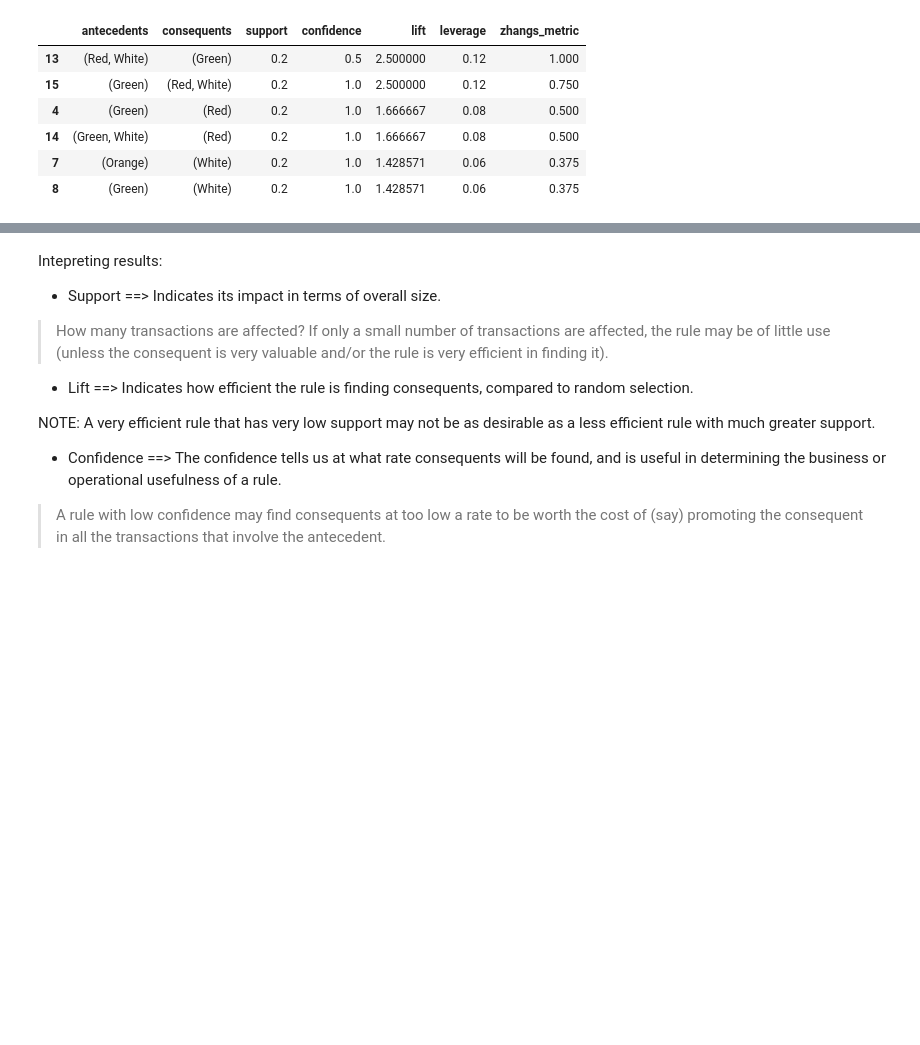
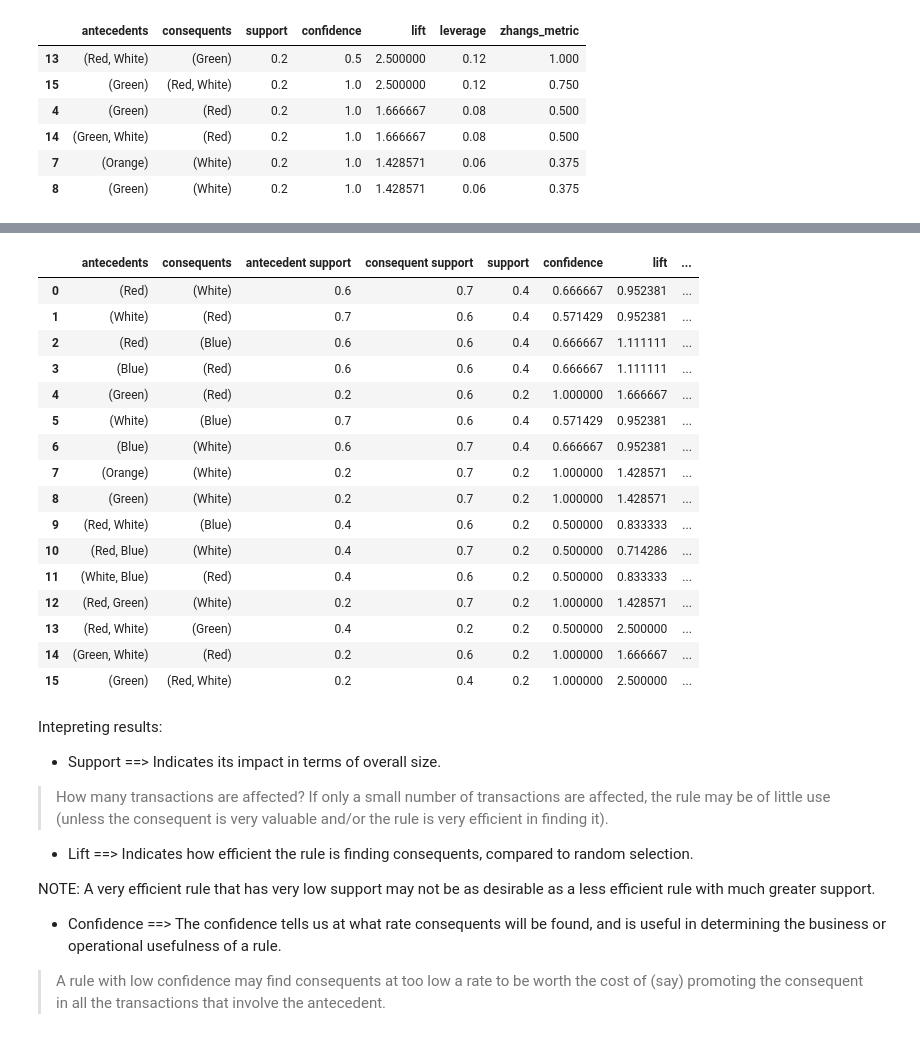
Before and after one commit to bahategar/Preparation, a Jupyter notebook: DataAnalytics/DataMining/Apriori_algorithm.ipynb, the cells around one changed output, grey strips where cells are left out. Drawn from its saved outputs; the diff is of its cells as text; code cells hidden in the pictures; blank space fills up the shorter version.

```diff
--- a/DataAnalytics/DataMining/Apriori_algorithm.ipynb
+++ b/DataAnalytics/DataMining/Apriori_algorithm.ipynb
@@ -59,3 +76,23 @@ rules.sort_values(by=['lift'], ascending=False)\
+# %%
+rules.head(50)
+# %% [output]
+|  | antecedents | consequents | antecedent support | consequent support | support | confidence | lift | ... |
+| 0 | (Red) | (White) | 0.6 | 0.7 | 0.4 | 0.666667 | 0.952381 | ... |
+| 1 | (White) | (Red) | 0.7 | 0.6 | 0.4 | 0.571429 | 0.952381 | ... |
+| 2 | (Red) | (Blue) | 0.6 | 0.6 | 0.4 | 0.666667 | 1.111111 | ... |
+| 3 | (Blue) | (Red) | 0.6 | 0.6 | 0.4 | 0.666667 | 1.111111 | ... |
+| 4 | (Green) | (Red) | 0.2 | 0.6 | 0.2 | 1.000000 | 1.666667 | ... |
+| 5 | (White) | (Blue) | 0.7 | 0.6 | 0.4 | 0.571429 | 0.952381 | ... |
+| 6 | (Blue) | (White) | 0.6 | 0.7 | 0.4 | 0.666667 | 0.952381 | ... |
+| 7 | (Orange) | (White) | 0.2 | 0.7 | 0.2 | 1.000000 | 1.428571 | ... |
+| 8 | (Green) | (White) | 0.2 | 0.7 | 0.2 | 1.000000 | 1.428571 | ... |
+| 9 | (Red, White) | (Blue) | 0.4 | 0.6 | 0.2 | 0.500000 | 0.833333 | ... |
+| 10 | (Red, Blue) | (White) | 0.4 | 0.7 | 0.2 | 0.500000 | 0.714286 | ... |
+| 11 | (White, Blue) | (Red) | 0.4 | 0.6 | 0.2 | 0.500000 | 0.833333 | ... |
+| 12 | (Red, Green) | (White) | 0.2 | 0.7 | 0.2 | 1.000000 | 1.428571 | ... |
+| 13 | (Red, White) | (Green) | 0.4 | 0.2 | 0.2 | 0.500000 | 2.500000 | ... |
+| 14 | (Green, White) | (Red) | 0.2 | 0.6 | 0.2 | 1.000000 | 1.666667 | ... |
+| 15 | (Green) | (Red, White) | 0.2 | 0.4 | 0.2 | 1.000000 | 2.500000 | ... |
 # %% [markdown]
 Intepreting results:
 - Support ==> Indicates its impact in terms of overall size.
```
Also changed, not shown: parts of 1 cell of this notebook, 2 other files.
